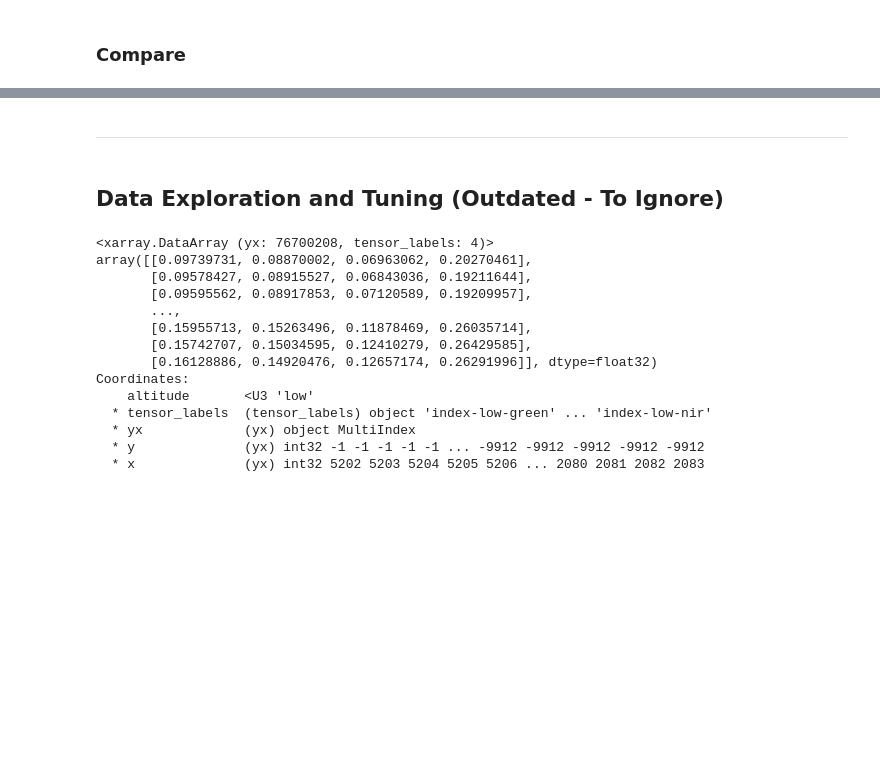
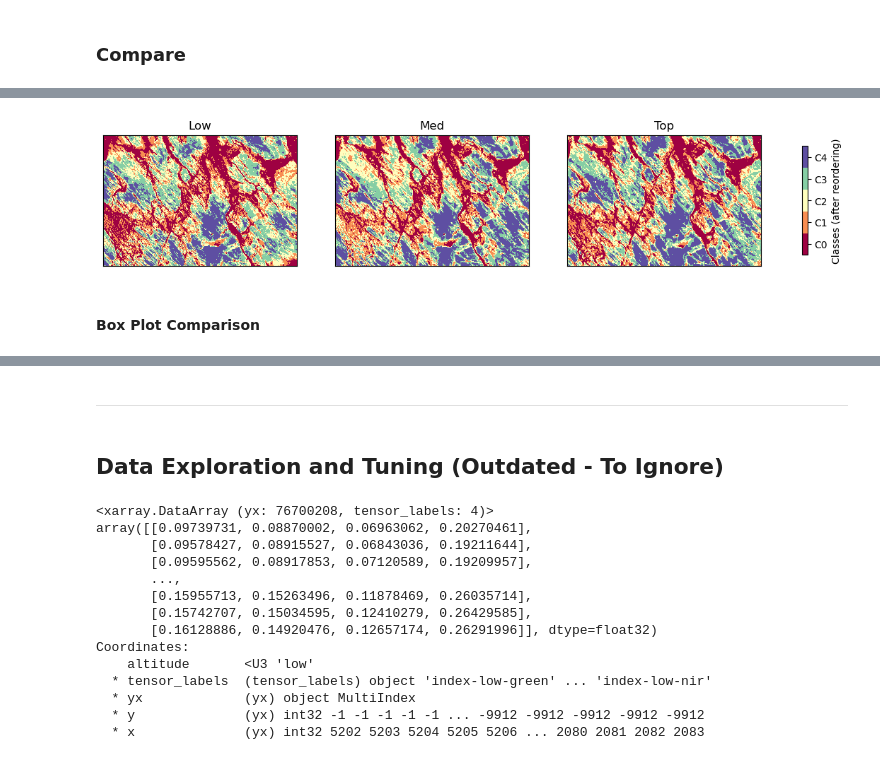
Before and after one commit to ds4114/Greenland_Drone_Analysis, a Jupyter notebook: code/ds4114_albedo_clustering.ipynb, the cells around one changed output, grey strips where cells are left out. Saved outputs shown, nothing was run; the diff lists cells and outputs as text; code cells hidden in the pictures; blank space fills up the shorter version.

```diff
--- a/code/ds4114_albedo_clustering.ipynb
+++ b/code/ds4114_albedo_clustering.ipynb
@@ -285,0 +365,28 @@ plt.ylabel("Percent of Class (non-null)");
+# %%
+#fig, axs = plt.subplots(2)
+#fig.suptitle('Vertically stacked subplots')
+#plot_img_classes_subplot(index_full_label_xr_low)
+numb_classes = 5
+
+f, (ax1, ax2, ax3) = plt.subplots(1, 3, sharey=False, figsize=(15,8)
+                                       #,gridspec_kw={"width_ratios":[1,1,1, 0.5]}
+                                      )
+a = plot_img_classes_subplot(index_full_label_xr_low, ax1); ax1.title.set_text('Low')
+b = plot_img_classes_subplot(index_full_label_xr_mid, ax2); ax2.title.set_text('Med')
+c = plot_img_classes_subplot(index_full_label_xr_top, ax3); ax3.title.set_text('Top')
+#d = plot_img_classes_subplot(index_full_label_xr_top, ax4)
+for ax in [ax1,ax2,ax3]:
+    ax.set_xticks([])
+    ax.set_yticks([])
+
+cmap = discrete_cmap('Spectral', numb_classes)
+cbar = plt.colorbar(c, ax=[ax1, ax2, ax3], orientation='vertical', shrink=0.25)
+cbar.set_label('Classes (after reordering)'); #ordering classes depends on relabeling and passing array in as same argument
+cbar.set_ticks( np.arange((numb_classes-1)/(numb_classes*2),numb_classes-1,(numb_classes-1)/numb_classes) )
+cbar.set_ticklabels(["C"+str(x) for x in range(0,numb_classes)])
+#ax.title('Ice Sheet Pixel Classification');
+#plt.xlabel("X"); plt.ylabel("Y");
+# %% [output]
+[figure, added]
+# %% [markdown]
+#### Box Plot Comparison
```
Also changed, not shown: parts of 22 cells of this notebook.
